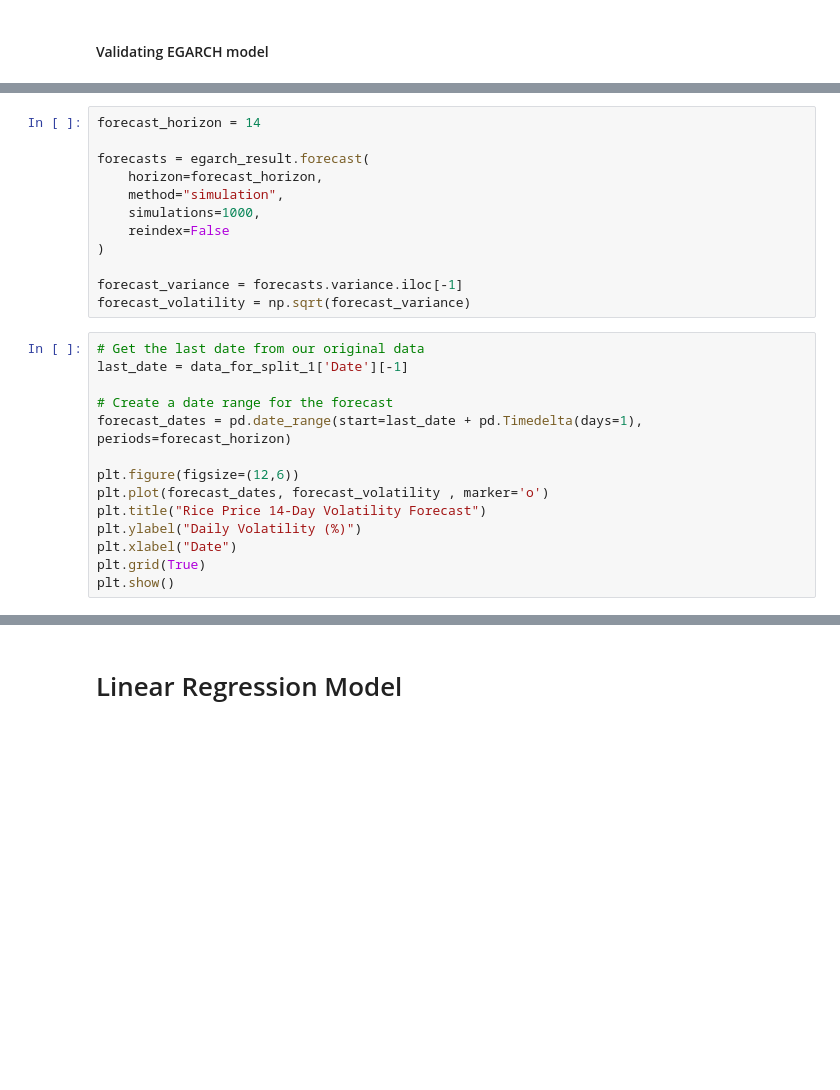
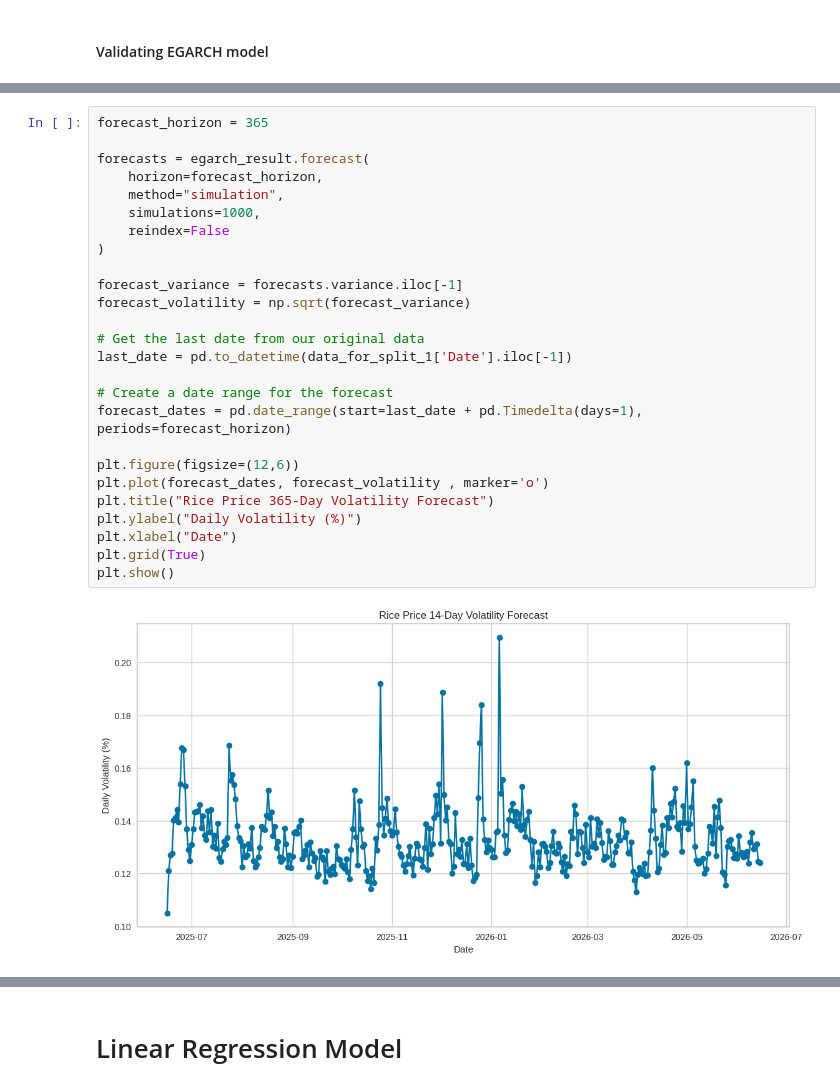
Before and after one commit to DVIlangamge/FYP--Rice-Price-Volatility-Analysis-and-Forecasting, a Jupyter notebook: FYP.ipynb, the cells around one changed output, grey strips where cells are left out. Drawn from its saved outputs; the diff is of its cells as text; blank space fills up the shorter version.

```diff
--- a/FYP.ipynb
+++ b/FYP.ipynb
@@ -3007,28 +3116,30 @@ print(forecast_volatility)
-# %%
-forecast_horizon = 14
-
-forecasts = egarch_result.forecast(
-    horizon=forecast_horizon,
-    method="simulation",
-    simulations=1000,
-    reindex=False
-)
-
-forecast_variance = forecasts.variance.iloc[-1]
-forecast_volatility = np.sqrt(forecast_variance)
 # %%
+forecast_horizon = 365
+
+forecasts = egarch_result.forecast(
+    horizon=forecast_horizon,
+    method="simulation",
+    simulations=1000,
+    reindex=False
+)
+
+forecast_variance = forecasts.variance.iloc[-1]
+forecast_volatility = np.sqrt(forecast_variance)
+
 # Get the last date from our original data
-last_date = data_for_split_1['Date'][-1]
+last_date = pd.to_datetime(data_for_split_1['Date'].iloc[-1])
 
 # Create a date range for the forecast
 forecast_dates = pd.date_range(start=last_date + pd.Timedelta(days=1), periods=forecast_horizon)
 
 plt.figure(figsize=(12,6))
 plt.plot(forecast_dates, forecast_volatility , marker='o')
-plt.title("Rice Price 14-Day Volatility Forecast")
+plt.title("Rice Price 365-Day Volatility Forecast")
 plt.ylabel("Daily Volatility (%)")
 plt.xlabel("Date")
 plt.grid(True)
 plt.show()
+# %% [output]
+[figure, added]
 # %%
 forecast_dates
```
Also changed, not shown: parts of 58 cells of this notebook.
